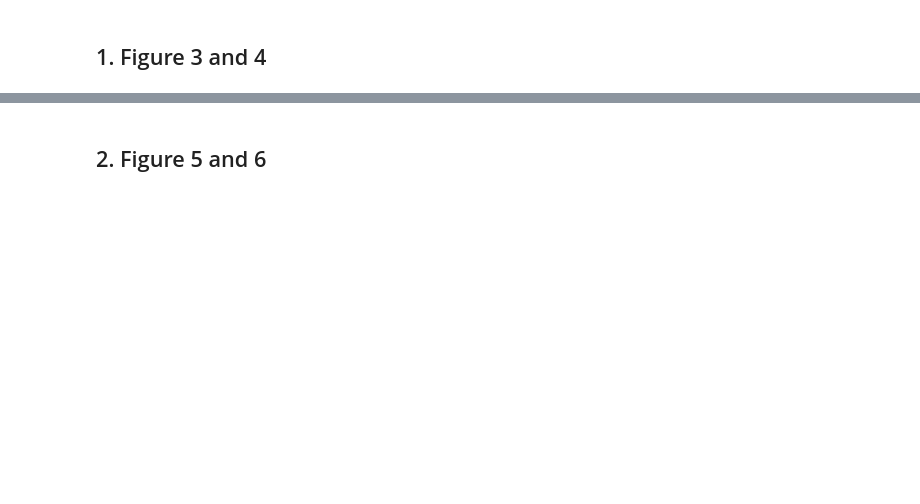
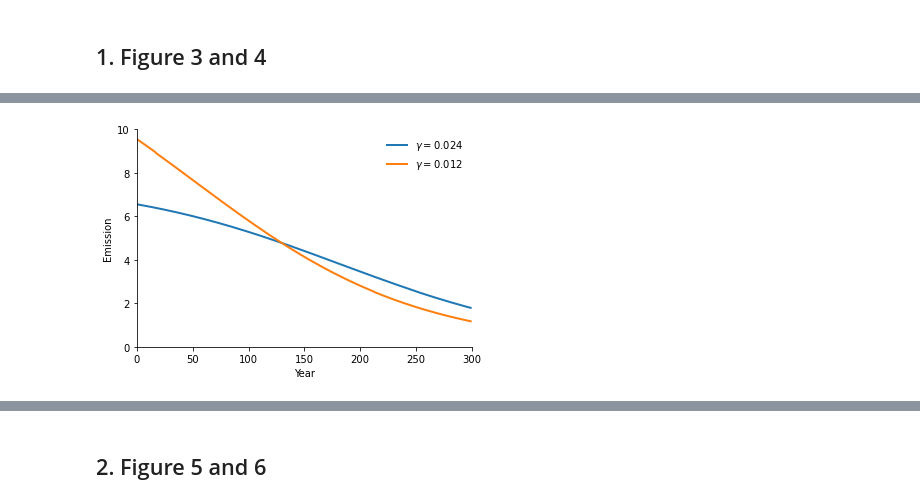
Before and after one commit to lphansen/ClimateUncertaintySpillover, a Jupyter notebook: notebook/paper_plots.ipynb, the cells around one changed output, grey strips where cells are left out. Saved outputs shown, nothing was run; the diff lists cells and outputs as text; code cells hidden in the pictures; blank space fills up the shorter version.

Commit message:
updated plots

```diff
--- a/notebook/paper_plots.ipynb
+++ b/notebook/paper_plots.ipynb
@@ -8,20 +8,24 @@ import matplotlib.pyplot as plt
 import plotly.graph_objects as go
 from simulation import simulate_emission_quadratic, simulate_log_damage
 from scipy.interpolate import make_interp_spline
+import matplotlib as mpl
+
+mpl.rcParams['axes.spines.right'] = False
+mpl.rcParams['axes.spines.top'] = False
 
 np.random.seed(0)
 
-defaultColors = ['#1f77b4',  ## muted blue
-                '#ff7f0e',  ## safety orange
-                '#2ca02c',  ## cooked asparagus green
-                '#d62728',  ## brick red
-                '#9467bd',  ## muted purple
-                '#8c564b',  ## chestnut brown
-                '#e377c2',  ## raspberry yogurt pink
-                '#7f7f7f',  ## middle gray
-                '#bcbd22',  ## curry yellow-green
-                '#17becf'   ## blue-teal
-                ]
+# defaultColors = ['#1f77b4',  ## muted blue
+#                 '#ff7f0e',  ## safety orange
+#                 '#2ca02c',  ## cooked asparagus green
+#                 '#d62728',  ## brick red
+#                 '#9467bd',  ## muted purple
+#                 '#8c564b',  ## chestnut brown
+#                 '#e377c2',  ## raspberry yogurt pink
+#                 '#7f7f7f',  ## middle gray
+#                 '#bcbd22',  ## curry yellow-green
+#                 '#17becf'   ## blue-teal
+#                 ]
 # %%
 # Model parameters
 δ = 0.01
@@ -77 +79,13 @@ fig.show()
+# %%
+plt.plot(Et_high, linewidth=2, label=r'$\gamma=0.024$')
+plt.plot(Et_low, linewidth=2, label=r'$\gamma=0.012$')
+plt.xlim(0,T)
+plt.ylim(0,10)
+plt.xlabel('Year')
+plt.ylabel('Emission')
+plt.legend(frameon=False)
+plt.savefig('emissions_trajectory.png', dpi = 1200)
+plt.show()
+# %% [output]
+[figure, added]
 # %%
```
Also changed, not shown: parts of 11 cells of this notebook, 11 other files.
